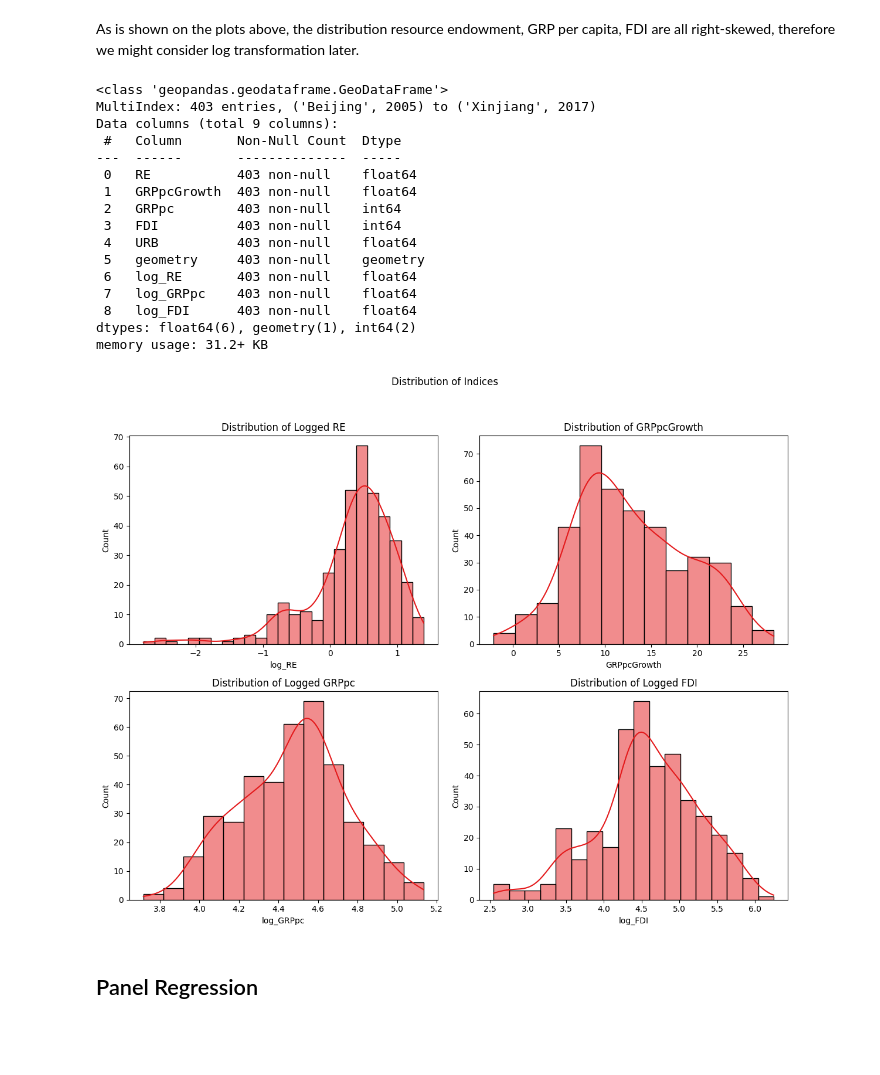
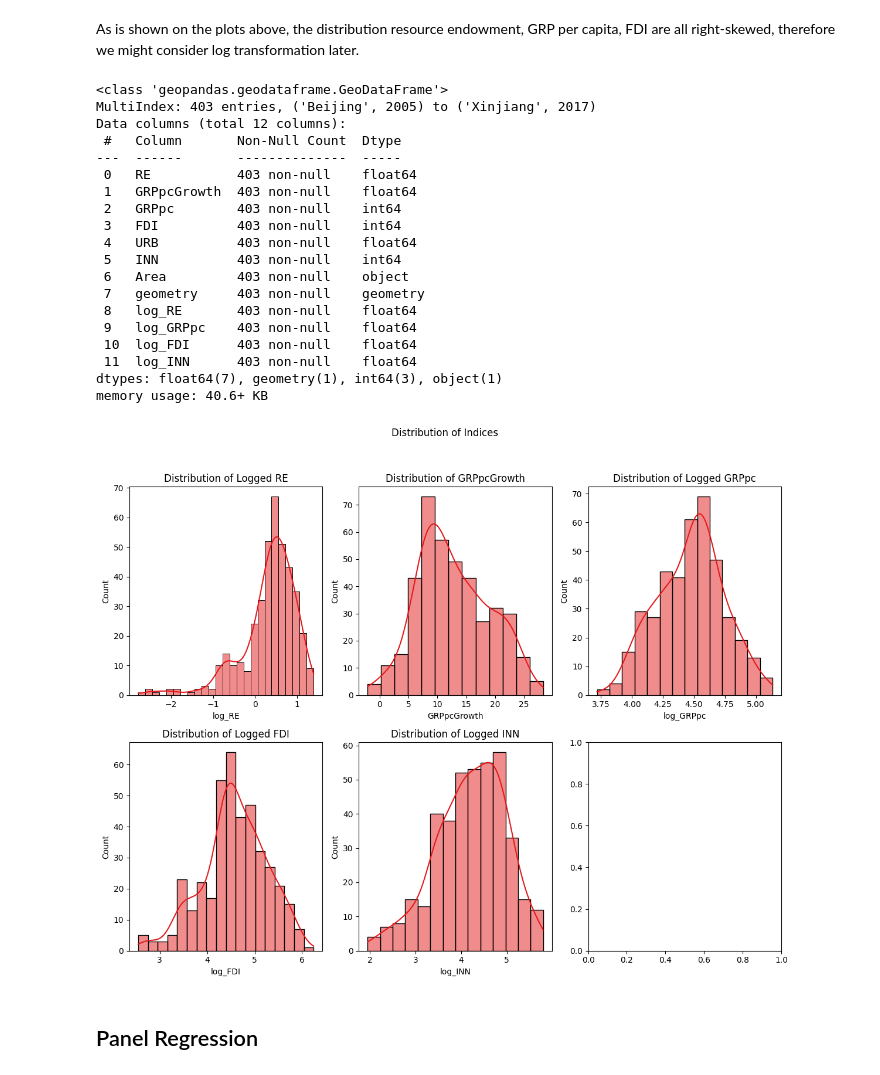
Before and after one commit to KaylaBai/Dissertation, a Jupyter notebook: Dissertation.ipynb, the cells around one changed output. Saved outputs shown, nothing was run; the diff lists cells and outputs as text; code cells hidden in the pictures; blank space fills up the shorter version.

```diff
--- a/Dissertation.ipynb
+++ b/Dissertation.ipynb
@@ -459,8 +482,8 @@ dtypes: int64(1), object(2)
 memory usage: 9.6+ KB
 # %%
 # Turn urbanization data into long data
-urb_05_17 = urb.iloc[:,2:-4]
+urb_05_17 = urb.iloc[:,2:-5]
 urb_05_17_long = urb_05_17.reset_index().melt(id_vars = "Region",var_name='Year', value_name='URB')
-urb_05_17.info()
+urb_05_17_long.info()
 # %% [output]
 <class 'pandas.core.frame.DataFrame'>
@@ -482,0 +499,5 @@ memory usage: 3.6+ KB
+# %%
+# Turn df_patent into long data
+patent_05_17 = df_patent.iloc[:,2:-4]
+pat_05_17_long = patent_05_17.reset_index().melt(id_vars = "Region",var_name='Year', value_name='INN')
+patent_05_17.head()
@@ -483,9 +512,10 @@ memory usage: 3.6+ KB
 # %%
 # Merge the dataframes based on "Region" and "Year"
 df = pd.merge(RE_05_17_long, pcgrowth_05_17_long, on=['Region', 'Year'])
-df = df.merge(pc_05_17_long, on=['Region', 'Year'])
-df = df.merge(FDI_05_17_long, on=['Region', 'Year'])
-df = df.merge(urb_05_17_long, on=['Region', 'Year'])
+df = df.merge(pc_05_17_long, how="left", on=['Region', 'Year'])
+df = df.merge(FDI_05_17_long, how="left", on=['Region', 'Year'])
+df = df.merge(urb_05_17_long, how="left", on=['Region', 'Year'])
+df = df.merge(pat_05_17_long, how="left", on=['Region', 'Year'])
 df = df.merge(boundaries, how="left",left_on="Region",right_on="NAME").drop(["NAME"],axis=1)
 gdf = gpd.GeoDataFrame(df, geometry="geometry")
 gdf['Year'] = pd.to_numeric(gdf['Year'])
@@ -654,13 +694,15 @@ As is shown on the plots above, the distribution resource endowment, GRP per cap
 gdf['log_RE'] = np.log10(gdf['RE'])
 gdf['log_GRPpc'] = np.log10(gdf['GRPpc'])
 gdf['log_FDI'] = np.log10(gdf['FDI'])
+gdf['log_INN'] = np.log10(gdf['INN'])
+
 
 # Print the updated GeoDataFrame
 gdf.info()
 # %% [output]
 <class 'geopandas.geodataframe.GeoDataFrame'>
 MultiIndex: 403 entries, ('Beijing', 2005) to ('Xinjiang', 2017)
-Data columns (total 9 columns):
+Data columns (total 12 columns):
  #   Column       Non-Null Count  Dtype
 ---  ------       --------------  -----
  0   RE           403 non-null    float64
@@ -668,40 +710,47 @@ Data columns (total 9 columns):
  2   GRPpc        403 non-null    int64
  3   FDI          403 non-null    int64
  4   URB          403 non-null    float64
- 5   geometry     403 non-null    geometry
- 6   log_RE       403 non-null    float64
- 7   log_GRPpc    403 non-null    float64
- 8   log_FDI      403 non-null    float64
-dtypes: float64(6), geometry(1), int64(2)
-memory usage: 31.2+ KB
+ 5   INN          403 non-null    int64
+ 6   Area         403 non-null    object
+ 7   geometry     403 non-null    geometry
+ 8   log_RE       403 non-null    float64
+ 9   log_GRPpc    403 non-null    float64
+ 10  log_FDI      403 non-null    float64
+ 11  log_INN      403 non-null    float64
+dtypes: float64(7), geometry(1), int64(3), object(1)
+memory usage: 40.6+ KB
 # %%
 # Create a figure with subplots
-fig, axes = plt.subplots(2, 2, figsize=(12, 10))
+fig, axes = plt.subplots(2, 3, figsize=(12, 10))
 fig.suptitle("Distribution of Indices")
 
 # Plot the distribution of logged RE
 sns.histplot(data=gdf, x="log_RE", kde=True, ax=axes[0, 0])
 axes[0, 0].set_title("Distribution of Logged RE")
 
 # Plot the distribution of GRPpcGrowth
 sns.histplot(data=gdf, x="GRPpcGrowth", kde=True, ax=axes[0, 1])
 axes[0, 1].set_title("Distribution of GRPpcGrowth")
 
 # Plot the distribution of logged GRPpc
-sns.histplot(data=gdf, x="log_GRPpc", kde=True, ax=axes[1, 0])
-axes[1, 0].set_title("Distribution of Logged GRPpc")
+sns.histplot(data=gdf, x="log_GRPpc", kde=True, ax=axes[0,2])
+axes[0,2].set_title("Distribution of Logged GRPpc")
 
 # Plot the distribution of logged FDI
-sns.histplot(data=gdf, x="log_FDI", kde=True, ax=axes[1, 1])
-axes[1, 1].set_title("Distribution of Logged FDI")
+sns.histplot(data=gdf, x="log_FDI", kde=True, ax=axes[1, 0])
+axes[1,0].set_title("Distribution of Logged FDI")
+
+# Plot the distribution of logged INN
+sns.histplot(data=gdf, x="log_INN", kde=True, ax=axes[1, 1])
+axes[1,1].set_title("Distribution of Logged INN")
 
 # Adjust layout
 plt.tight_layout(rect=[0, 0.03, 1, 0.95])
 
 # Show the plot
 plt.show()
 # %% [output]
-[figure, old version]
+[figure, new version]
 # %% [markdown]
 ## Panel Regression
 # %% [markdown]
```
Also changed, not shown: parts of 19 cells of this notebook.
